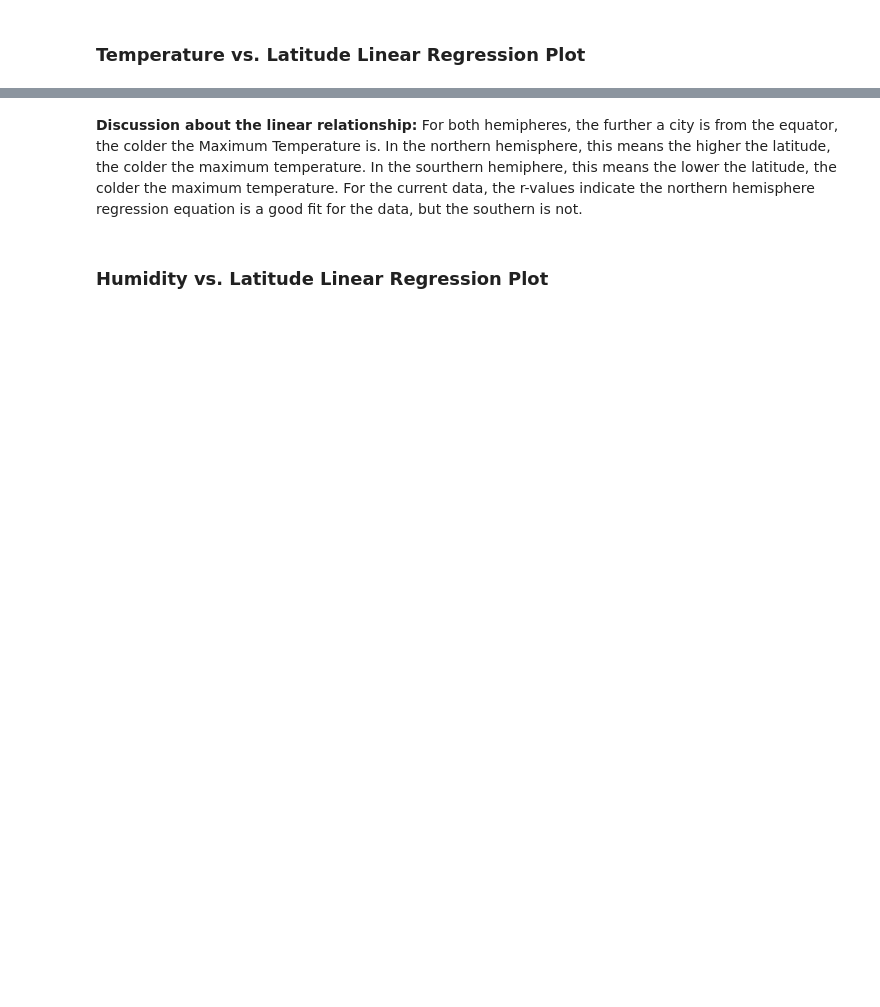
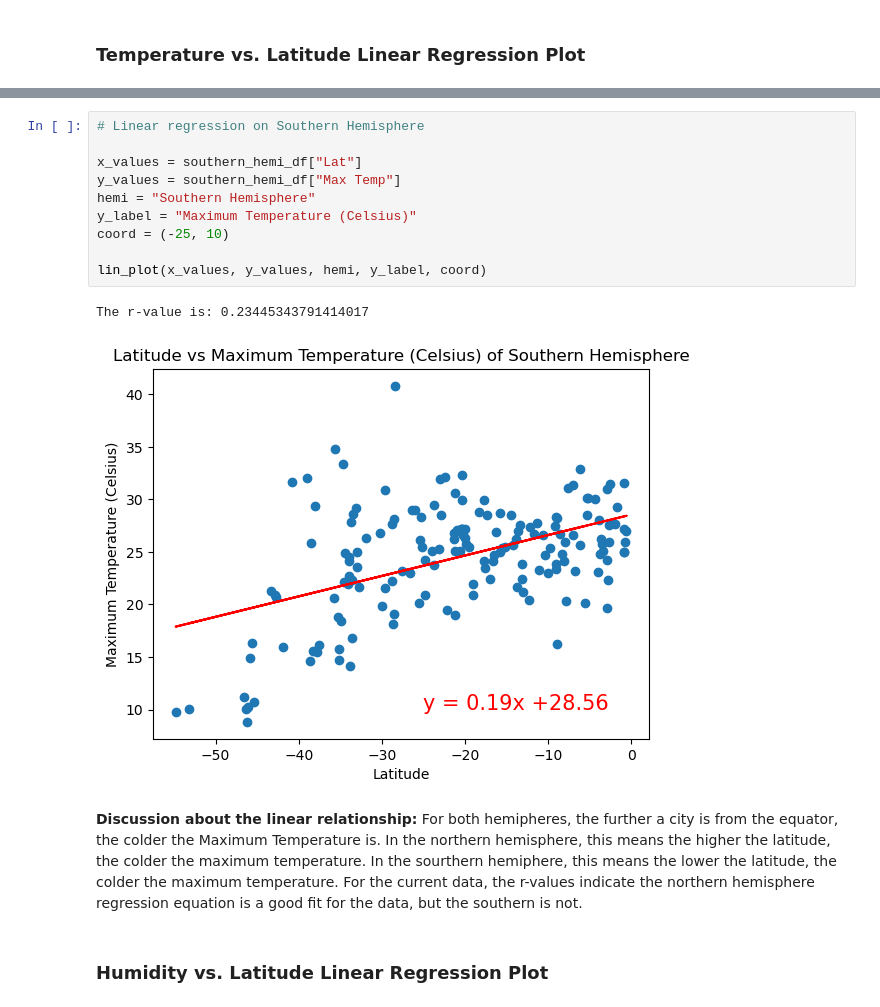
Before and after one commit to gamountainmama/python-api-challenge, a Jupyter notebook: WeatherPy/WeatherPy.ipynb, the cells around one changed output, grey strips where cells are left out. Saved outputs shown, nothing was run; the diff lists cells and outputs as text; blank space fills up the shorter version.

```diff
--- a/WeatherPy/WeatherPy.ipynb
+++ b/WeatherPy/WeatherPy.ipynb
@@ -352,3 +336,16 @@ The r-value is: 0.3349682585923595
+# %%
+# Linear regression on Southern Hemisphere
+
+x_values = southern_hemi_df["Lat"]
+y_values = southern_hemi_df["Max Temp"]
+hemi = "Southern Hemisphere"
+y_label = "Maximum Temperature (Celsius)"
+coord = (-25, 10)
+
+lin_plot(x_values, y_values, hemi, y_label, coord)
+# %% [output]
+The r-value is: 0.23445343791414017
+[figure, added]
 # %% [markdown]
 **Discussion about the linear relationship:**
 For both hemipheres, the further a city is from the equator, the colder the Maximum Temperature is.
```
Also changed, not shown: parts of 28 cells of this notebook, 6 other files.
